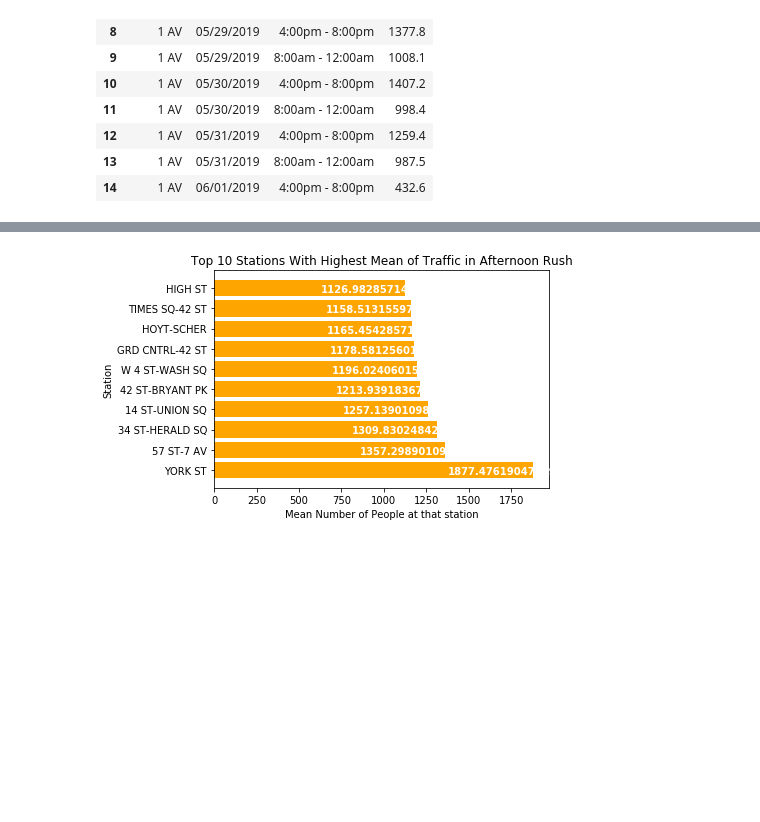
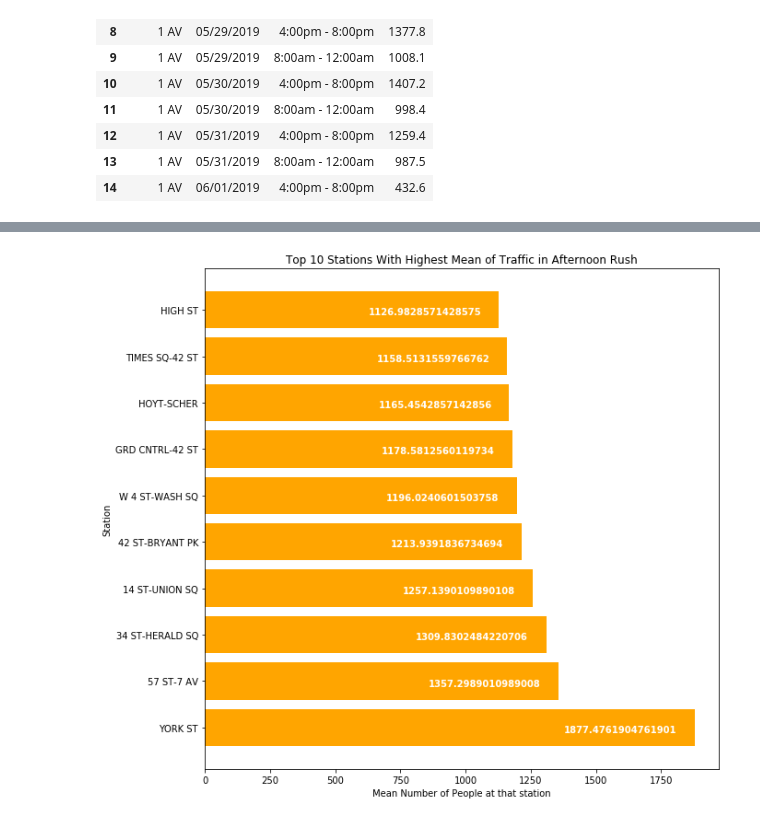
Before and after one commit to jporcaro1771/Gala_Project, a Jupyter notebook: Clean Turnstile Totals.ipynb, the cells around one changed output, grey strips where cells are left out. Saved outputs shown, nothing was run; the diff lists cells and outputs as text; code cells hidden in the pictures; blank space fills up the shorter version.

```diff
--- a/Clean Turnstile Totals.ipynb
+++ b/Clean Turnstile Totals.ipynb
@@ -459,3 +461,6 @@ station_mean_totals_df.head(15)
 # %%
 station_mean_totals_df_morning_rush = station_mean_totals_df.loc[station_mean_totals_df['TIME'] == '8:00am - 12:00am']
 station_mean_totals_df_afternoon_rush = station_mean_totals_df.loc[station_mean_totals_df['TIME'] == '4:00pm - 8:00pm']
+# %%
+top_station_means_morning_rush_df = station_mean_totals_df_morning_rush.groupby('STATION')['mean'].agg({'mean'}).sort_values(by=['mean'], ascending=False)
+top_station_means_morning_rush_df.head(15)
@@ -462,12 +485,12 @@ station_mean_totals_df_afternoon_rush = station_mean_totals_df.loc[station_mean_
 # %%
-top_station_means_morning_rush_df = station_mean_totals_df_morning_rush.groupby('STATION')['mean'].agg({'mean'}).sort_values(by=['mean'], ascending=False).reset_index()
 top_station_means_afternoon_rush_df = station_mean_totals_df_afternoon_rush.groupby('STATION')['mean'].agg({'mean'}).sort_values(by=['mean'], ascending=False).reset_index()
 # %%
+plt.figure(figsize=(10,10))
 top_ten_morning_rush_station = top_station_means_morning_rush_df[0:10]
 plt.barh(top_ten_morning_rush_station['STATION'],top_ten_morning_rush_station['mean'])
 plt.xlabel('Mean Number of People at that station')
 plt.ylabel('Station')
 plt.title('Top 10 Stations With Highest Mean of Traffic in Morning Rush')
 for i, v in enumerate(top_ten_morning_rush_station['mean']):
-    plt.text(v-500, i-0.2, str(v), color='white', fontweight='bold')
+    plt.text(v-500, i-0.1, str(v), color='white', fontweight='bold')
 # %% [output]
@@ -475,10 +498,11 @@ for i, v in enumerate(top_ten_morning_rush_station['mean']):
 # %%
+plt.figure(figsize=(10,10))
 top_ten_afternoon_rush_station = top_station_means_afternoon_rush_df[0:10]
 plt.barh(top_ten_afternoon_rush_station['STATION'],top_ten_afternoon_rush_station['mean'], color='orange')
 plt.xlabel('Mean Number of People at that station')
 plt.ylabel('Station')
 plt.title('Top 10 Stations With Highest Mean of Traffic in Afternoon Rush')
 for i, v in enumerate(top_ten_afternoon_rush_station['mean']):
-    plt.text(v-500, i-0.2, str(v), color='white', fontweight='bold')
+    plt.text(v-500, i-0.1, str(v), color='white', fontweight='bold')
 # %% [output]
-[figure, old version]
+[figure, new version]
```
Also changed, not shown: parts of 4 cells of this notebook.
